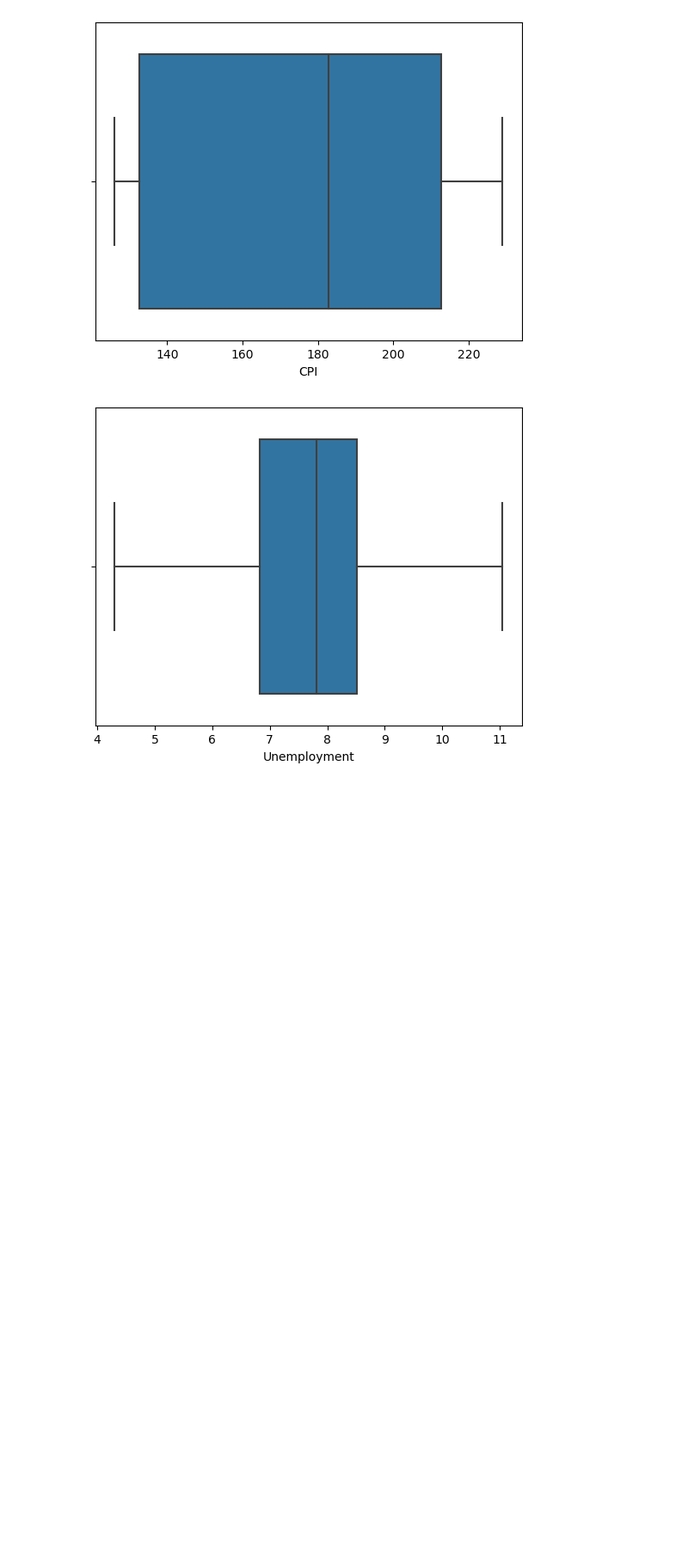
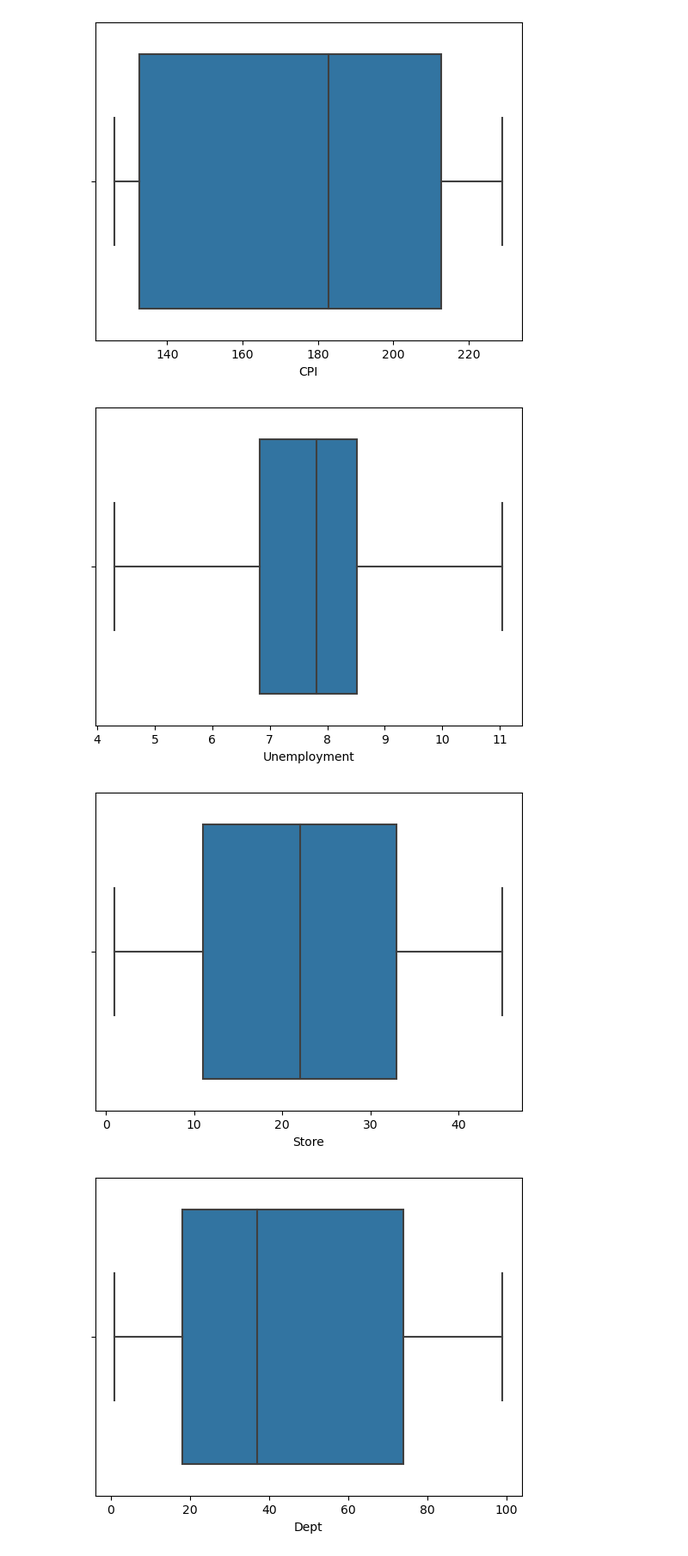
Before and after one commit to Harshita8085/Retail_Sales_Analysis, a Jupyter notebook: Solution.ipynb, the cells around one changed output. Shown at 86% size. Saved outputs shown, nothing was run; the diff lists cells and outputs as text; code cells hidden in the pictures; blank space fills up the shorter version.

```diff
--- a/Solution.ipynb
+++ b/Solution.ipynb
@@ -263,3 +263,15 @@ for i in ['Store','Temperature', 'Fuel_Price', 'CPI', 'Unemployment']:
 [figure]
 [figure]
 [figure]
+# %%
+for i in ['Store','Dept','Weekly_Sales']:
+    min_range,max_range = Min_max(df2[i])
+    df2[i] = np.where(df2[i] < min_range, min_range, df2[i])
+    df2[i] = np.where(df2[i] > max_range, max_range, df2[i])
+# %%
+for i in ['Store','Dept','Weekly_Sales']:
+    sns.boxplot(data=df2,x=i)
+    plt.show()
+# %% [output]
+[figure, added]
+[figure, added]
```
Also changed, not shown: parts of 3 cells of this notebook.
